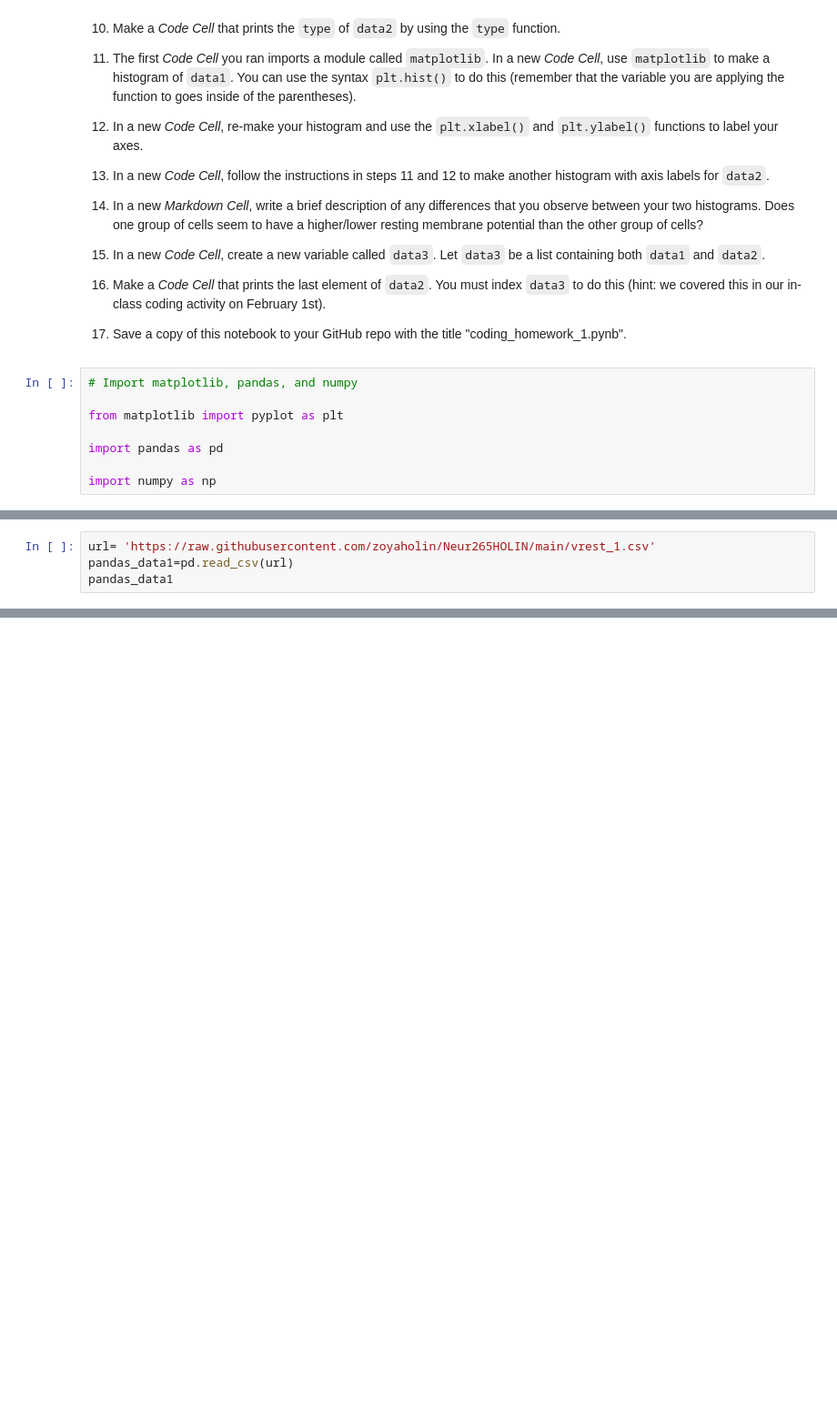
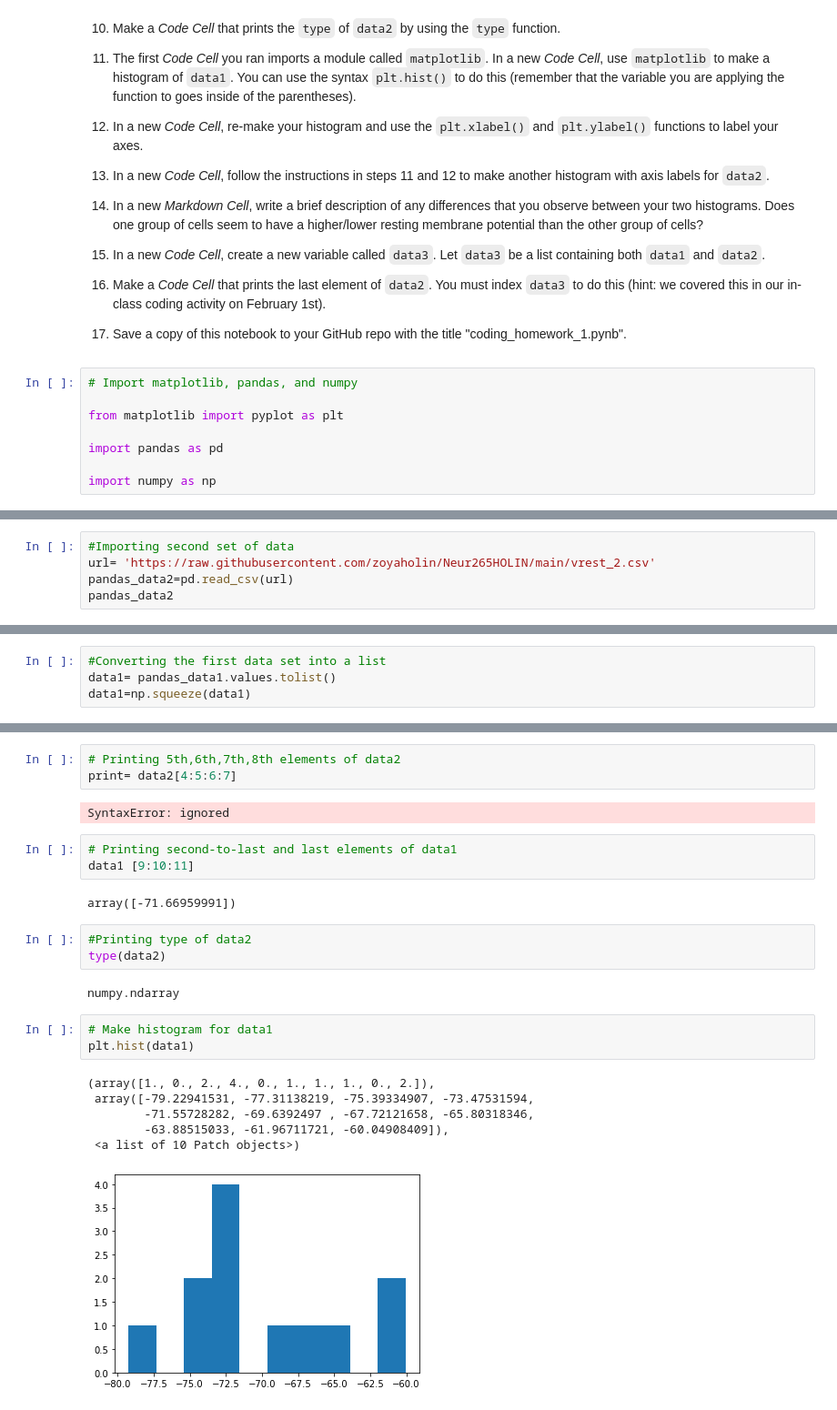
Before and after one commit to zoyaholin/Neur265HOLIN, a Jupyter notebook: coding_homework_1.ipynb, the cells around one changed output, grey strips where cells are left out. Shown at 91% size. Cells and saved outputs as stored; diff of their text form; blank space fills up the shorter version.

```diff
--- a/coding_homework_1.ipynb
+++ b/coding_homework_1.ipynb
@@ -79,6 +86,7 @@ pandas_data1
 | 10 | -73.205879 |
 | 11 | -75.260627 |
 # %%
-url= 'https://raw.githubusercontent.com/zoyaholin/Neur265HOLIN/main/vrest_1.csv'
-pandas_data1=pd.read_csv(url)
-pandas_data1
+#Importing second set of data
+url= 'https://raw.githubusercontent.com/zoyaholin/Neur265HOLIN/main/vrest_2.csv'
+pandas_data2=pd.read_csv(url)
+pandas_data2
@@ -84,0 +107,4 @@ pandas_data1
+# %%
+#Converting the first data set into a list
+data1= pandas_data1.values.tolist()
+data1=np.squeeze(data1)
@@ -84,0 +122,25 @@ pandas_data1
+# %%
+# Printing 5th,6th,7th,8th elements of data2
+print= data2[4:5:6:7]
+# %% [output]
+SyntaxError: ignored
+# %%
+# Printing second-to-last and last elements of data1
+data1 [9:10:11]
+# %% [output]
+array([-71.66959991])
+# %%
+#Printing type of data2
+type(data2)
+# %% [output]
+numpy.ndarray
+# %%
+# Make histogram for data1
+plt.hist(data1)
+# %% [output]
+(array([1., 0., 2., 4., 0., 1., 1., 1., 0., 2.]),
+ array([-79.22941531, -77.31138219, -75.39334907, -73.47531594,
+        -71.55728282, -69.6392497 , -67.72121658, -65.80318346,
+        -63.88515033, -61.96711721, -60.04908409]),
+ <a list of 10 Patch objects>)
+[figure, added]
```
Also changed, not shown: parts of 9 cells of this notebook.
